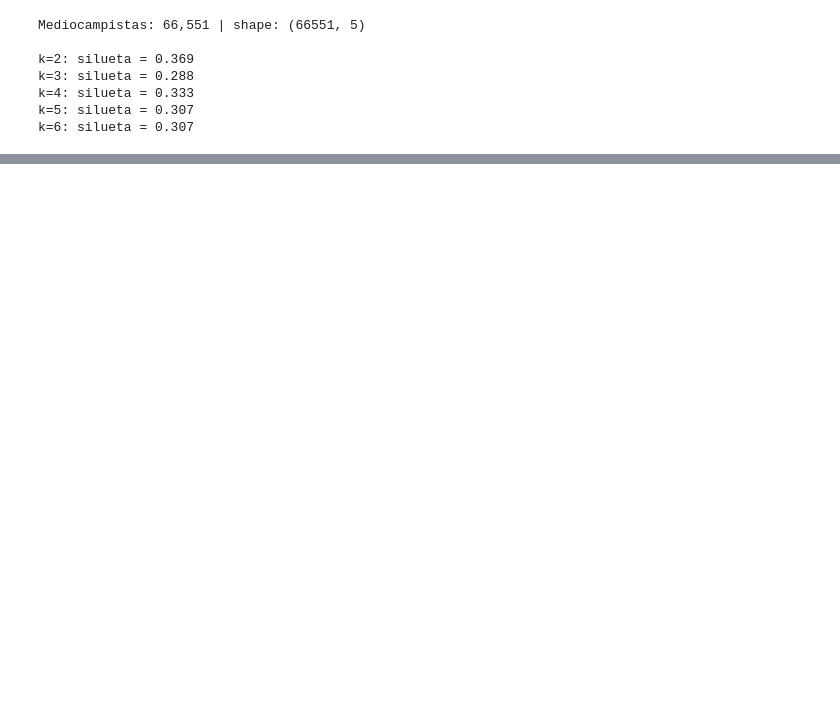
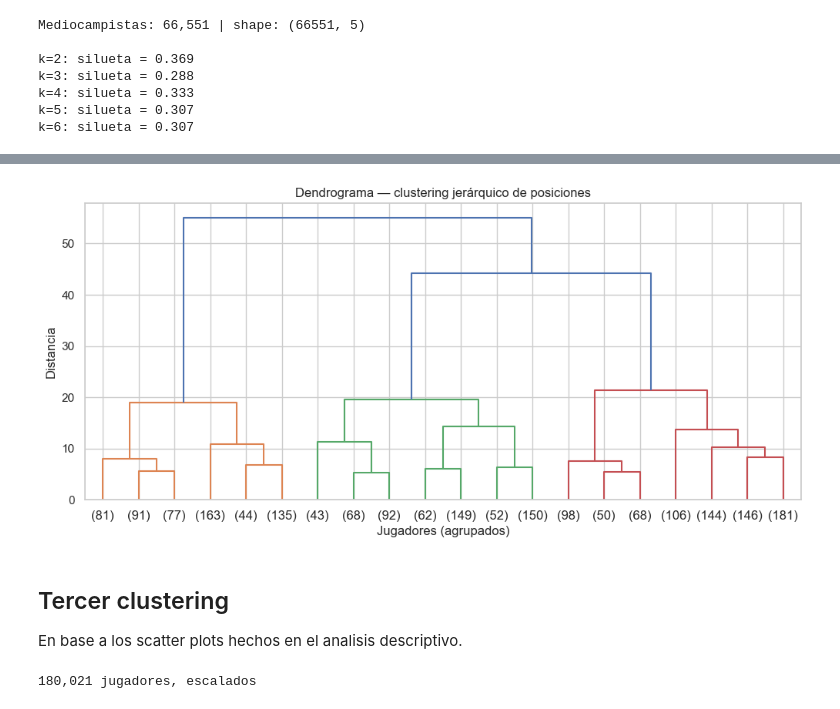
Before and after one commit to gonzanmarengo-ship-it/DiploDatos_grupo_21, a Jupyter notebook: Notebook/Practico_ANS.ipynb, the cells around one changed output, grey strips where cells are left out. Drawn from its saved outputs; the diff is of its cells as text; code cells hidden in the pictures; blank space fills up the shorter version.

Commit message:
Agrego clustering dos y tres

```diff
--- a/Notebook/Practico_ANS.ipynb
+++ b/Notebook/Practico_ANS.ipynb
@@ -917,0 +1163,20 @@ k=6: silueta = 0.307
+# %%
+from sklearn.cluster import AgglomerativeClustering
+
+
+# mismas features que el GMM: PC2 + PC3, escaladas
+X_tipo_scaled = StandardScaler().fit_transform(X_pca_pos_full[:, [1, 2]])
+
+# muestra de 15.000 (el jerárquico no escala a 180k)
+np.random.seed(42)
+idx = np.random.choice(len(X_tipo_scaled), size=15_000, replace=False)
+X_muestra = X_tipo_scaled[idx]
+
+# clustering jerárquico aglomerativo, 4 grupos
+jerar = AgglomerativeClustering(n_clusters=4, linkage="ward")
+labels_jerar = jerar.fit_predict(X_muestra)
+
+# validar contra el rol real (de las mismas filas de la muestra)
+rol_muestra = male_players_limpio["rol"].values[idx]
+print(pd.crosstab(labels_jerar, rol_muestra))
+print(f"\nARI (Jerárquico, PC2+PC3 escaladas): {adjusted_rand_score(rol_muestra, labels_jerar):.3f}")
@@ -917,0 +1192,28 @@ k=6: silueta = 0.307
+# %%
+from scipy.cluster.hierarchy import dendrogram, linkage
+
+# sobre una submuestra más chica (2000) para que el árbol se lea
+sub = X_muestra[:2000]
+Z = linkage(sub, method="ward")
+
+plt.figure(figsize=(12, 5))
+dendrogram(Z, truncate_mode="lastp", p=20)   # muestra los últimos 20 grupos
+plt.title("Dendrograma — clustering jerárquico de posiciones")
+plt.xlabel("Jugadores (agrupados)"); plt.ylabel("Distancia")
+plt.show()
+# %% [output]
+[figure, added]
+# %% [markdown]
+## Tercer clustering
+
+En base a los scatter plots hechos en el analisis descriptivo.
+# %%
+vars_clust = ["defending_standing_tackle", "attacking_finishing"]
+
+datos = male_players_limpio[vars_clust].dropna()
+X = StandardScaler().fit_transform(datos)
+rol_real = male_players_limpio.loc[datos.index, "rol"]
+
+print(f"{X.shape[0]:,} jugadores, escalados")
+# %% [output]
+180,021 jugadores, escalados
```
Also changed, not shown: parts of 17 cells of this notebook.
